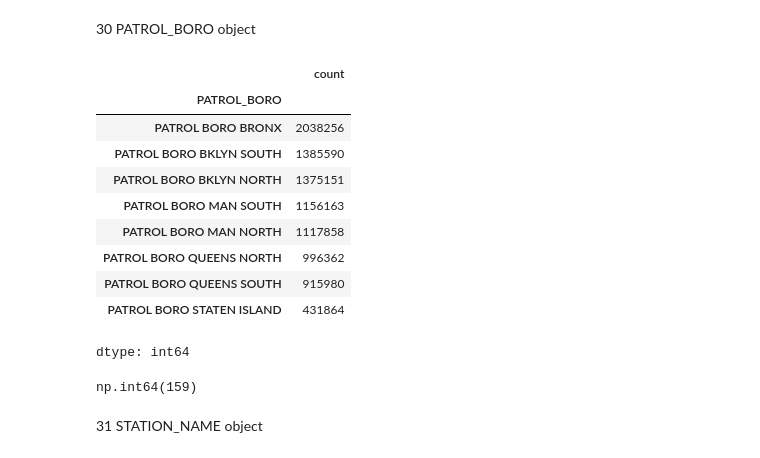
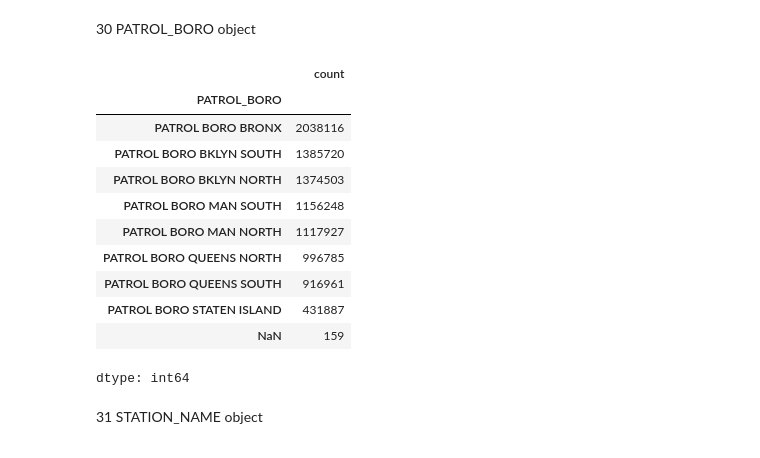
Before and after one commit to ipeirotis-org/datasets, a Jupyter notebook: NYPD_Complaint/NYPD.ipynb, the cells around one changed output. Cells and saved outputs as stored; diff of their text form; code cells hidden in the pictures.

```diff
--- a/NYPD_Complaint/NYPD.ipynb
+++ b/NYPD_Complaint/NYPD.ipynb
@@ -617,3 +542 @@ df.LOC_OF_OCCUR_DESC.value_counts()
 dtype: int64
-# %%
-df.LOC_OF_OCCUR_DESC.replace(to_replace = '(null)', value=np.nan, inplace = True)
@@ -658,6 +551,6 @@ Successfully installed descartes-1.1.0 ngram-4.0.3
 # %%
 import geopandas as gpd
 # %%
-df.Latitude = pd.to_numeric(df.Latitude, downcast='float')
-df.Longitude  = pd.to_numeric(df.Longitude, downcast='float')
+df.Latitude = pd.to_numeric(df.Latitude)
+df.Longitude  = pd.to_numeric(df.Longitude)
 # %%
@@ -681,3 +558,8 @@ df_nyc = df_nyc.to_crs(4326)
+# %%
+# https://data.cityofnewyork.us/City-Government/2020-Neighborhood-Tabulation-Areas-NTAs-/9nt8-h7nd/about_data
+shapefile_url = 'https://data.cityofnewyork.us/resource/9nt8-h7nd.geojson'
+df_nyc = gpd.GeoDataFrame.from_file(shapefile_url)
+df_nyc = df_nyc.to_crs(4326)
 # %%
 df_nyc
 # %% [output]
@@ -730,17 +612,17 @@ dtype: object
 # %%
 # We keep only boro_name and ntaname
 todrop = [
-    'index_right', 'BoroCode', 'CountyFIPS', 'OBJECTID', 'NTAAbbrev', 'NTAType', 'CDTA2020', 'CDTAName',
-    'Shape__Area', 'Shape__Length'
+    'index_right', 'shape_area', 'cdtaname', 'borocode', 'countyfips',
+    'ntaabbrev', 'ntatype', 'cdta2020', 'shape_leng'
 ]
 
 gdf = gdf.drop(todrop, axis='columns')
 
 # Rename the columns
 gdf = gdf.rename({
-    'BoroName': 'BOROUGH',
-    'NTAName': 'NEIGHBORHOOD',
-    'NTA2020': 'NEIGHBORHOOD_CODE',
+    'boroname': 'BOROUGH',
+    'ntaname': 'NEIGHBORHOOD',
+    'nta2020': 'NEIGHBORHOOD_CODE',
 }, axis='columns')
 # %%
 gdf['BOROUGH'] = gdf['BOROUGH'].str.upper()
@@ -917,16 +806,17 @@ df.drop('HOUSING_PSA', axis='columns', inplace=True)
 # %% [markdown]
  30  PATROL_BORO        object
 # %%
-df.PATROL_BORO.value_counts()
+df.PATROL_BORO.value_counts(dropna=False)
 # %% [output]
 |  | count |
 | PATROL_BORO |  |
-| PATROL BORO BRONX | 2038256 |
-| PATROL BORO BKLYN SOUTH | 1385590 |
-| PATROL BORO BKLYN NORTH | 1375151 |
-| PATROL BORO MAN SOUTH | 1156163 |
-| PATROL BORO MAN NORTH | 1117858 |
-| PATROL BORO QUEENS NORTH | 996362 |
-| PATROL BORO QUEENS SOUTH | 915980 |
-| PATROL BORO STATEN ISLAND | 431864 |
+| PATROL BORO BRONX | 2038116 |
+| PATROL BORO BKLYN SOUTH | 1385720 |
+| PATROL BORO BKLYN NORTH | 1374503 |
+| PATROL BORO MAN SOUTH | 1156248 |
+| PATROL BORO MAN NORTH | 1117927 |
+| PATROL BORO QUEENS NORTH | 996785 |
+| PATROL BORO QUEENS SOUTH | 916961 |
+| PATROL BORO STATEN ISLAND | 431887 |
+| NaN | 159 |
 dtype: int64
@@ -933,6 +825,2 @@ dtype: int64
 # %%
 df.PATROL_BORO = pd.Categorical(df.PATROL_BORO)
-# %%
-df.PATROL_BORO.isnull().sum()
-# %% [output]
-np.int64(159)
```
Also changed, not shown: parts of 105 cells of this notebook.
